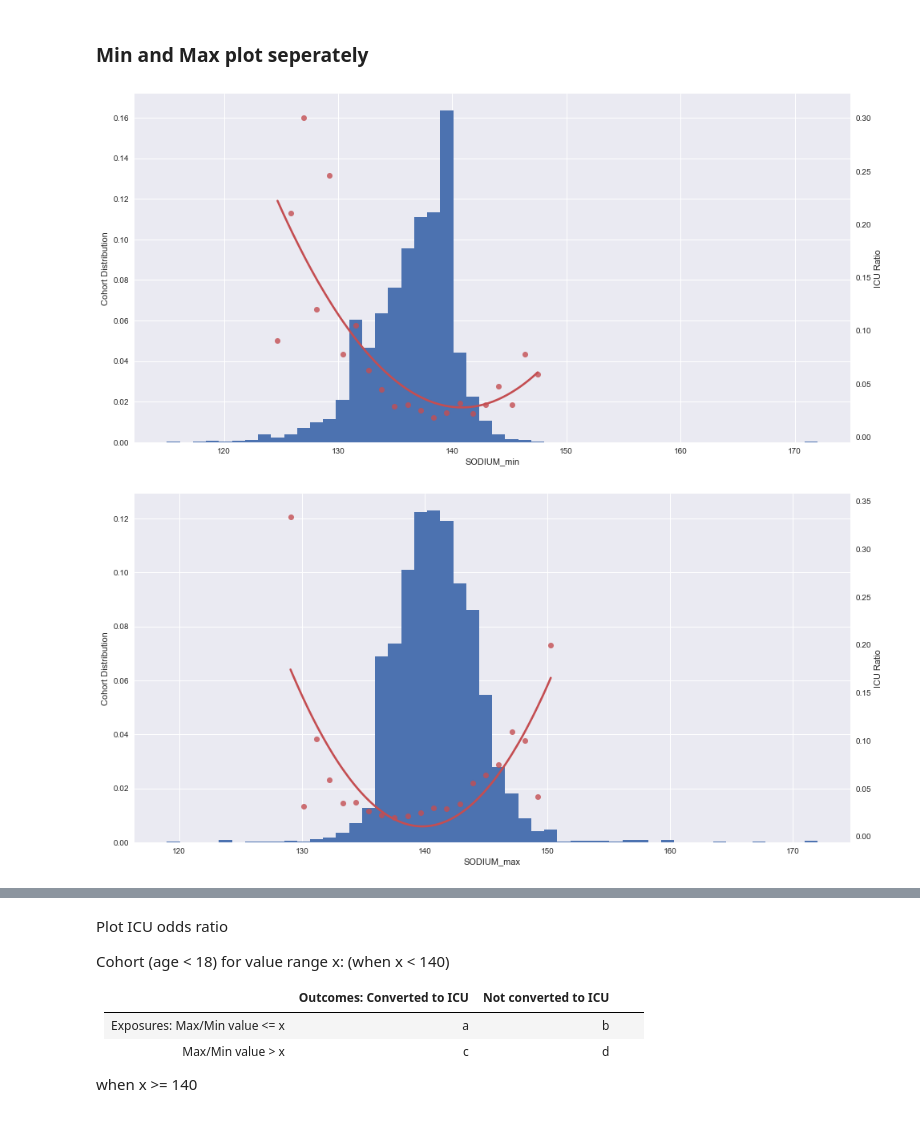
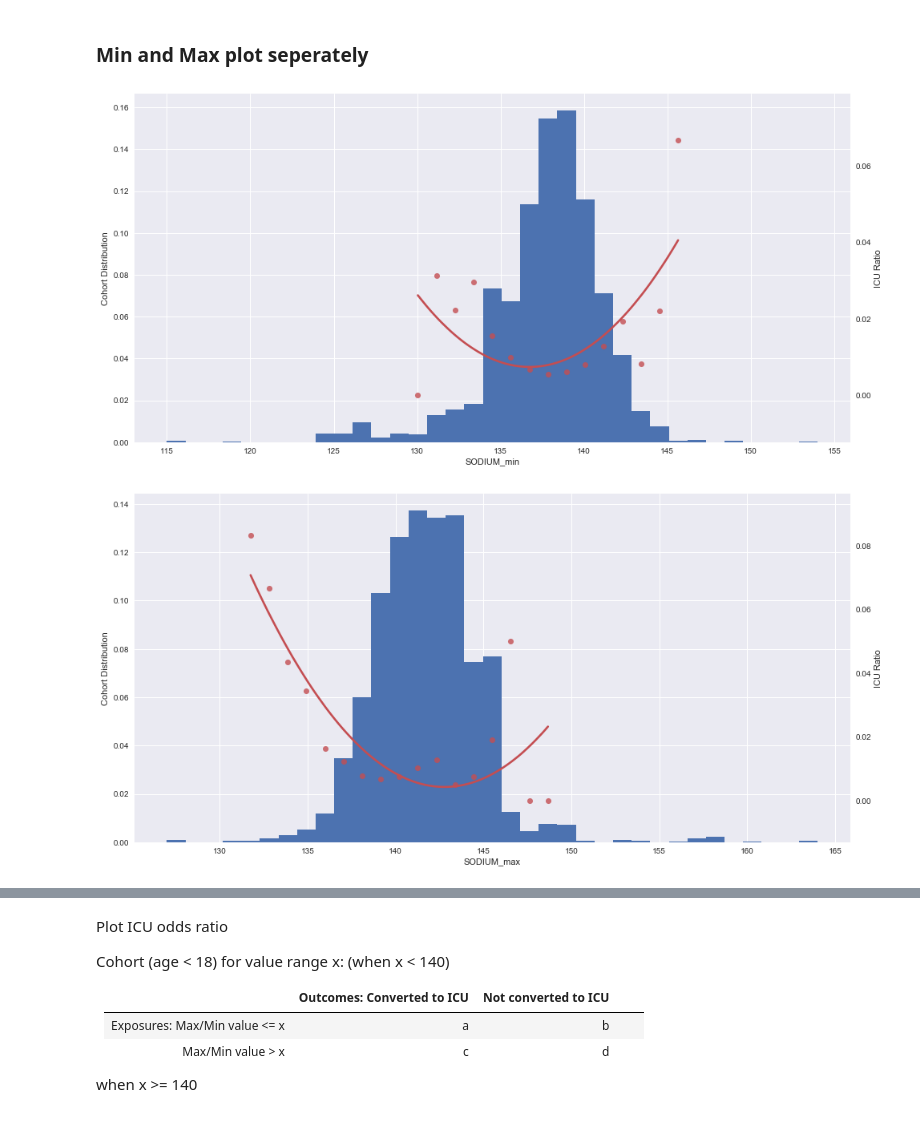
Before and after one commit to DuHao10086/ICPLM2017, a Jupyter notebook: Experiment.ipynb, the cells around one changed output, grey strips where cells are left out. Cells and saved outputs as stored; diff of their text form; code cells hidden in the pictures.

Commit message:
Modification on cohort selection. Probability Plot.

```diff
--- a/Experiment.ipynb
+++ b/Experiment.ipynb
@@ -90,2 +133,2 @@ data.to_pickle("./data_2.pkl")
 # %%
-data = pd.read_pickle("./data_2.pkl")
+data = pd.read_pickle("./data_3.pkl")
@@ -111,35 +159,36 @@ print(lab_minmax)
 tenth, nintieth = np.percentile(data[lab_value].dropna(), [10, 90])
 
 for lab in lab_minmax:
     fig, ax = plt.subplots()
-    counts, bins, patches = ax.hist(data[lab].dropna(), bins=50, normed=True)
+    counts, bins, patches = ax.hist(data[lab].dropna(), bins=35, normed=True)
     ax.set_xbound(lower=tenth, upper=nintieth)
     ax.set_xlabel(lab)
     ax.set_ylabel("Cohort Distribution")
     bin_centers = 0.5 * np.diff(bins) + bins[:-1]
     testar = []
     x = []
     y = []
     for i, reading in enumerate(bins[:-1]):
         criterion = [i and j for i, j in zip(data['age'] < 18.0, data[lab].map(lambda x: ~np.isnan(x) and x >= bins[i] and x <= bins[i+1]))]
         subjects = data.loc[criterion, 'Research.ID'].unique()
         groups = data[data['Research.ID'].isin(subjects)].groupby('Research.ID')
 
         if len(subjects) > 10:
             value_count = float(groups.included.agg('max').sum()) / float(len(subjects))
             x.append((bins[i] + bins[i+1]) / 2.0)
             y.append(value_count)
 
     ax2 = ax.twinx()
-
+    #print(x)
+    #print(y)
     #ax2.scatter(x=x, y=y, c='r')
     ax2.grid(False)
-    x, y = pd.Series(x[1:], name=""), pd.Series(y[1:], name="")
+    x, y = pd.Series(x[:], name=""), pd.Series(y[:], name="")
     ax2 = sns.regplot(x=x, y=y,
                       scatter_kws={"s": 50},
                       color='r',
                       order=2, ci=None, truncate=True)
     ax2.set_ylabel("ICU Ratio")
 # %% [output]
-[figure, old version]
+[figure, new version]
-[figure, old version]
+[figure, new version]
```
Also changed, not shown: parts of 22 cells of this notebook.
